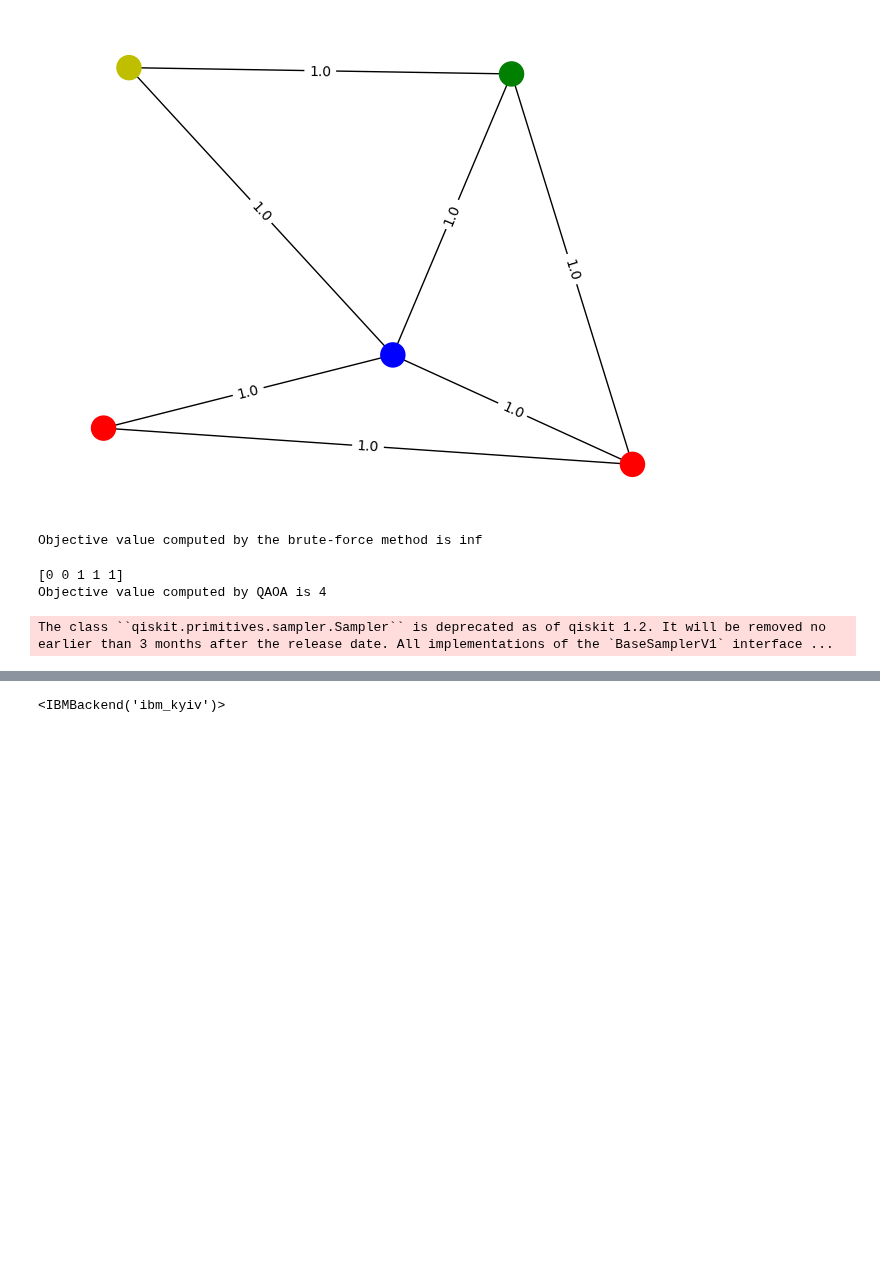
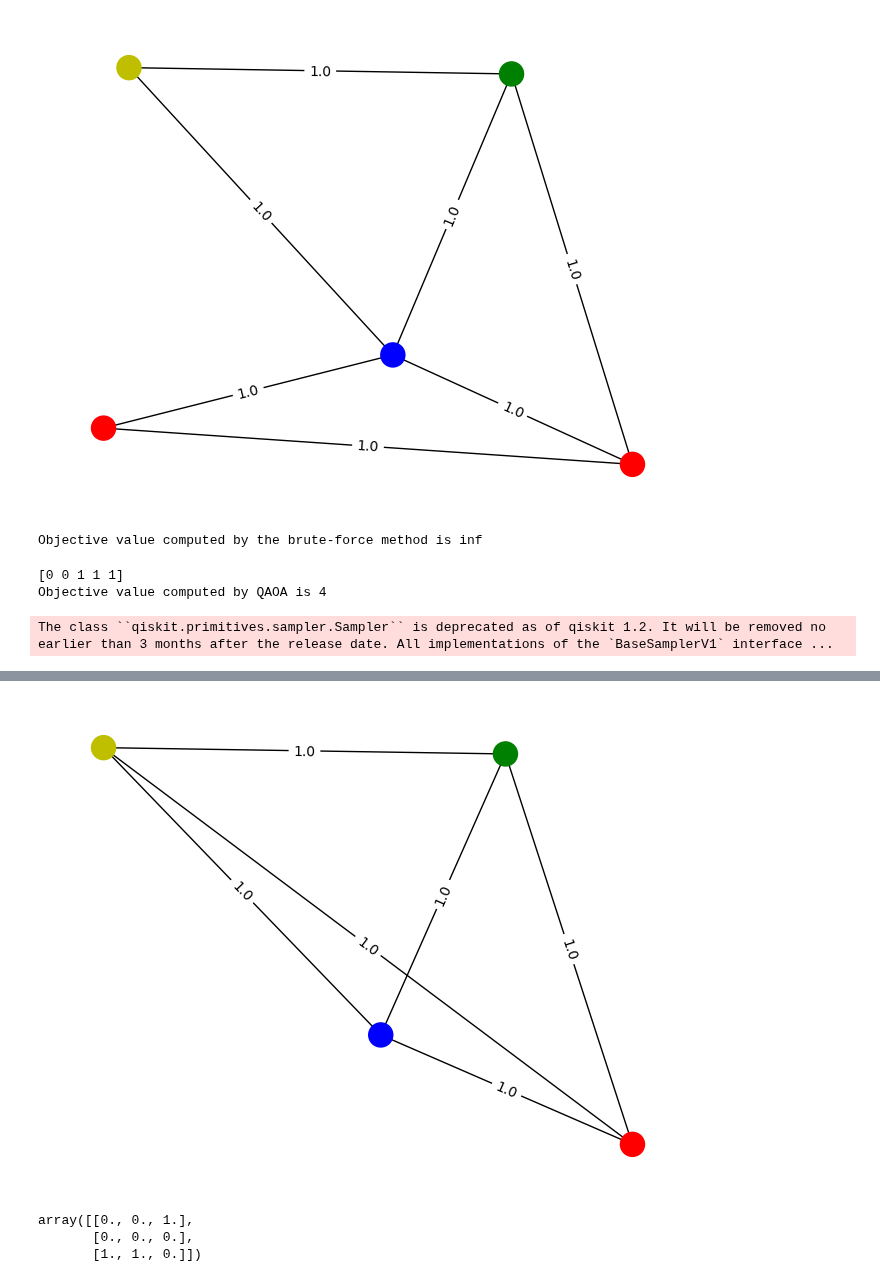
Before and after one commit to biosimulators/bio-check, a Jupyter notebook: bio_bundles/quantum/test_quantum.ipynb, the cells around one changed output, grey strips where cells are left out. Saved outputs shown, nothing was run; the diff lists cells and outputs as text; code cells hidden in the pictures; blank space fills up the shorter version.

```diff
--- a/bio_bundles/quantum/test_quantum.ipynb
+++ b/bio_bundles/quantum/test_quantum.ipynb
@@ -684,21 +461,0 @@ class QAOAProcess(Process):
-# %%
-# setup utils
-
-from bio_bundles import registrar
-
-
-CORE = registrar.core
-
-n_variables = 5
-
-qaoa = QAOAProcess(
-    config={
-        "n_variables": n_variables,
-    },
-    core=CORE
-)
-# %%
-inputs = qaoa.initial_state()
-result_k = qaoa.update(inputs, 1)
-# %% [output]
-<IBMBackend('ibm_kyiv')>
@@ -708,0 +702,18 @@ pp(result_k)
+# %%
+n_variables = 5
+w_initial = [[0.0, 1.0, 1.0, 1.0], [1.0, 0.0, 1.0, 1.0], [1.0, 1.0, 0.0, 1.0], [1.0, 1.0, 1.0, 0.0]]
+
+qaoa = QAOA(
+    config={
+        "n_variables": n_variables,
+    },
+    core=CORE
+)
+# %% [output]
+[figure, added]
+# %%
+random_adjacency_matrix(3)
+# %% [output]
+array([[0., 0., 1.],
+       [0., 0., 0.],
+       [1., 1., 0.]])
```
Also changed, not shown: parts of 6 cells of this notebook, 1 other file.
